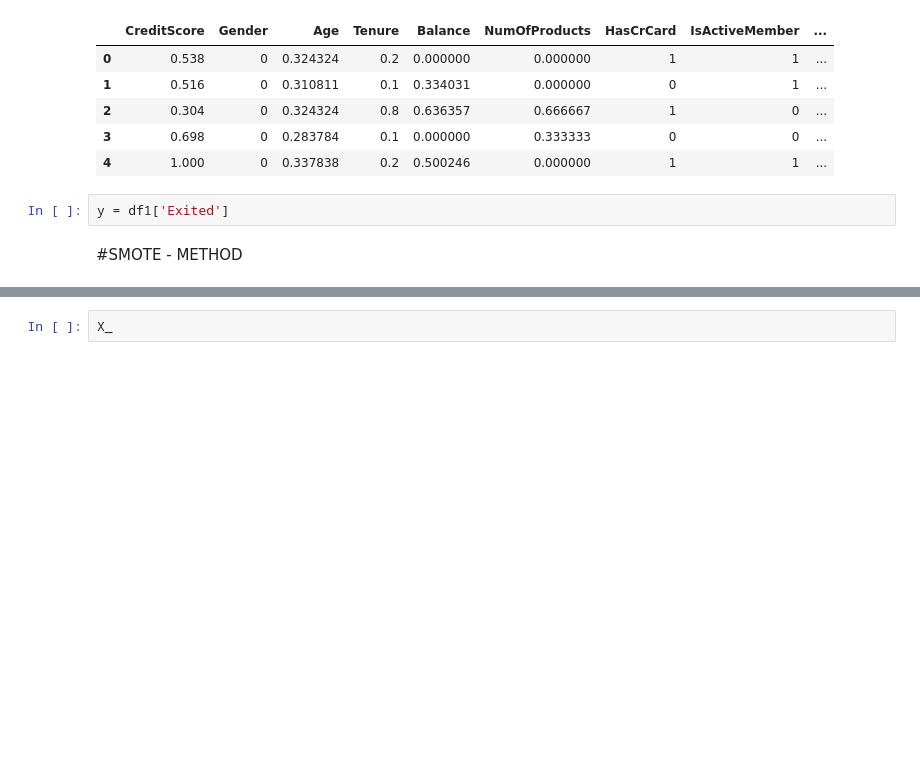
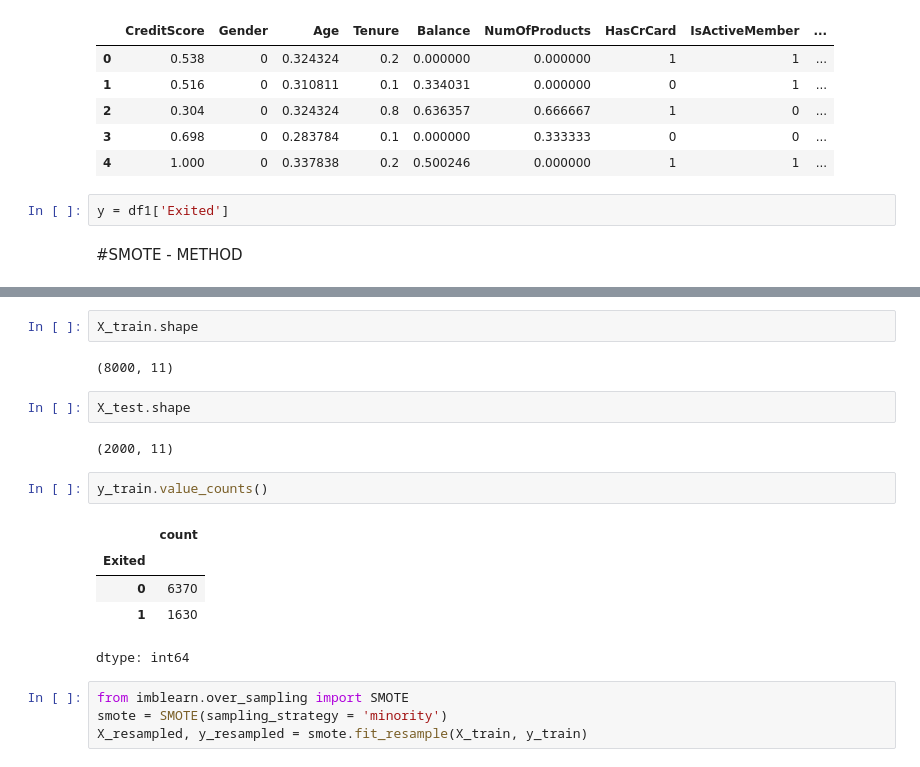
Before and after one commit to babatundeibukun/DEEP-LEARNING-PROJECT---COMPUTER, a Jupyter notebook: solving_data_imbalance_with_smote_method.ipynb, the cells around one changed output, grey strips where cells are left out. Cells and saved outputs as stored; diff of their text form; blank space fills up the shorter version.

```diff
--- a/solving_data_imbalance_with_smote_method.ipynb
+++ b/solving_data_imbalance_with_smote_method.ipynb
@@ -147,2 +145,20 @@ NameError: name 'X' is not defined
-# %%
-X_
+# %%
+X_train.shape
+# %% [output]
+(8000, 11)
+# %%
+X_test.shape
+# %% [output]
+(2000, 11)
+# %%
+y_train.value_counts()
+# %% [output]
+|  | count |
+| Exited |  |
+| 0 | 6370 |
+| 1 | 1630 |
+dtype: int64
+# %%
+from imblearn.over_sampling import SMOTE
+smote = SMOTE(sampling_strategy = 'minority')
+X_resampled, y_resampled = smote.fit_resample(X_train, y_train)
```
Also changed, not shown: parts of 12 cells of this notebook.
